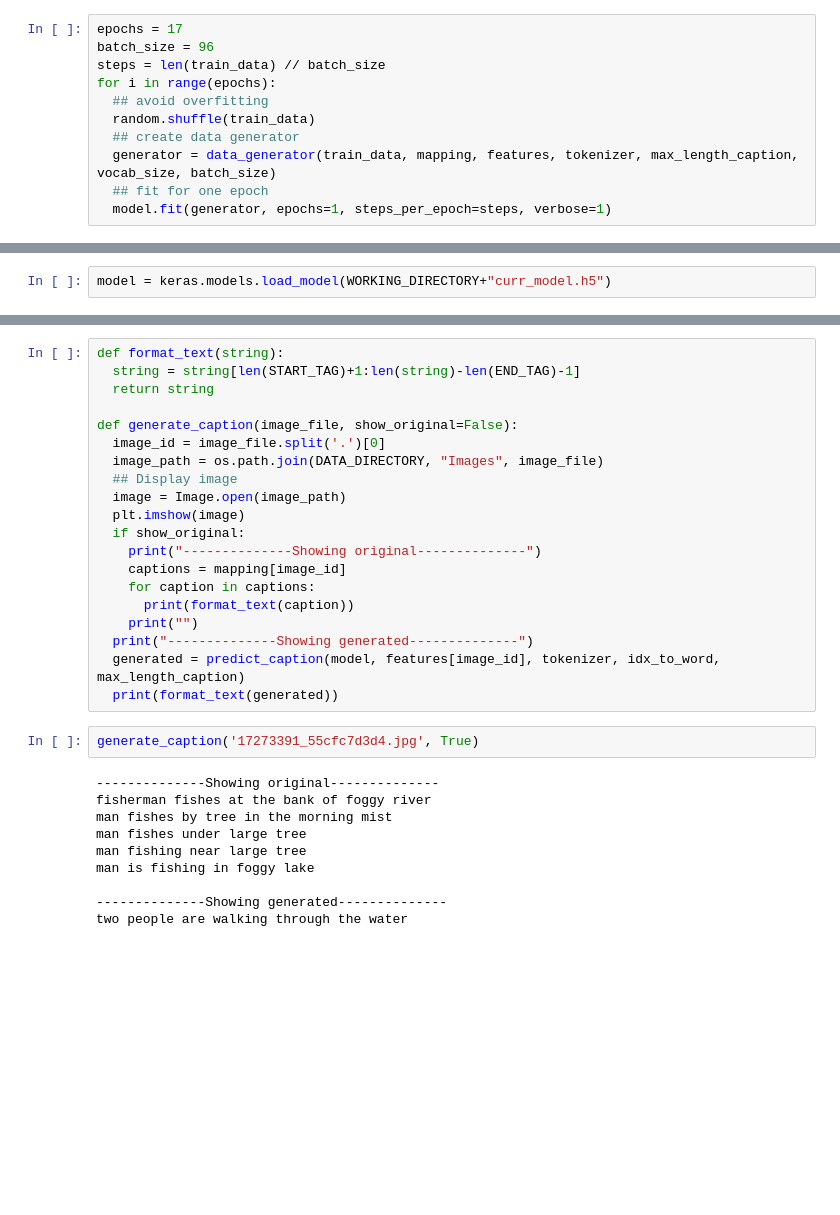
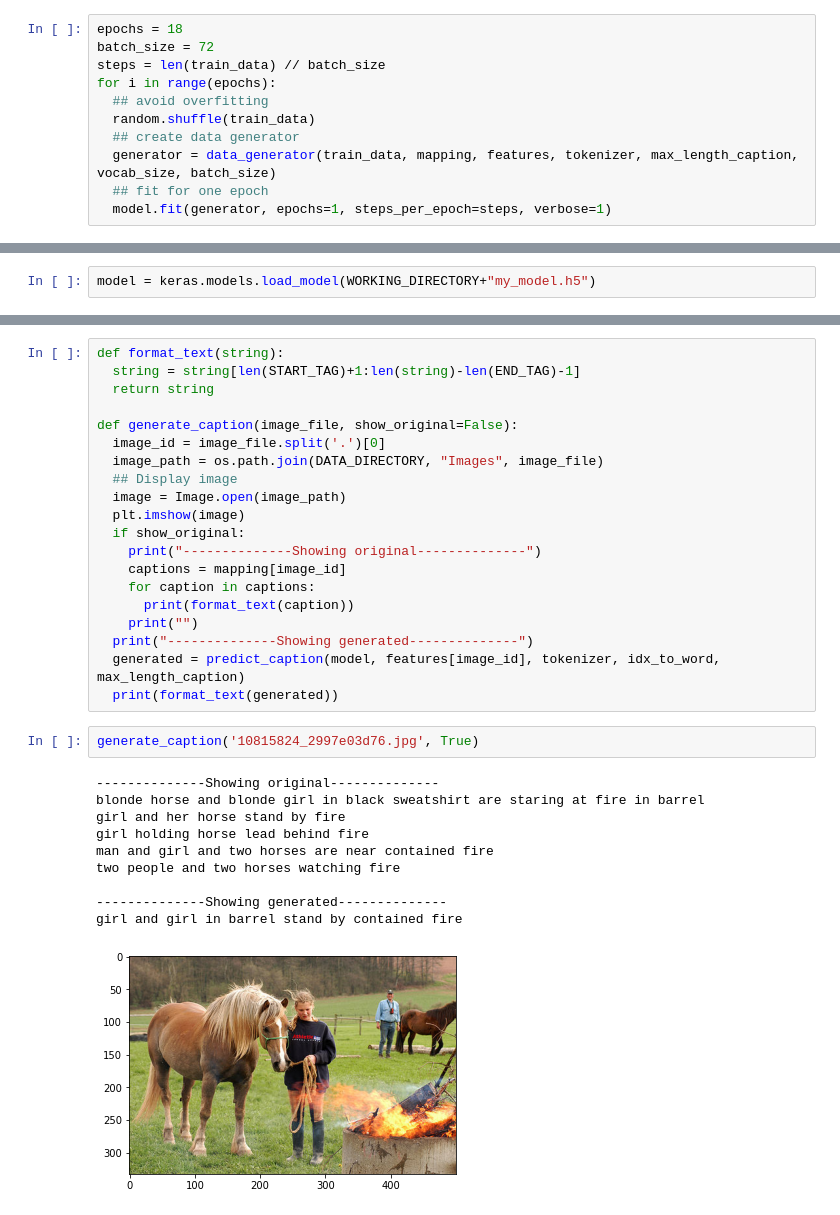
Before and after one commit to 4ndrelim/imageCaptionGenerator, a Jupyter notebook: generate.ipynb, the cells around one changed output, grey strips where cells are left out. Saved outputs shown, nothing was run; the diff lists cells and outputs as text; blank space fills up the shorter version.

Commit message:
Re-train model, tidy-up functions and rename saved model file

```diff
--- a/generate.ipynb
+++ b/generate.ipynb
@@ -233,8 +233,8 @@ plot_model(model, show_shapes=True)
 # %% [markdown]
 ## Train model
 # %%
-epochs = 17
-batch_size = 96
+epochs = 18
+batch_size = 72
 steps = len(train_data) // batch_size
 for i in range(epochs):
   ## avoid overfitting
@@ -268,4 +271,4 @@ model.save(WORKING_DIRECTORY+"curr_model.h5")
 # %%
-model = keras.models.load_model(WORKING_DIRECTORY+"curr_model.h5")
+model = keras.models.load_model(WORKING_DIRECTORY+"my_model.h5")
 # %% [markdown]
 ## Generate captions for image
@@ -352,14 +353,15 @@ def generate_caption(image_file, show_original=False):
   generated = predict_caption(model, features[image_id], tokenizer, idx_to_word, max_length_caption)
   print(format_text(generated))
 # %%
-generate_caption('17273391_55cfc7d3d4.jpg', True)
+generate_caption('10815824_2997e03d76.jpg', True)
 # %% [output]
 --------------Showing original--------------
-fisherman fishes at the bank of foggy river
-man fishes by tree in the morning mist
-man fishes under large tree
-man fishing near large tree
-man is fishing in foggy lake
+blonde horse and blonde girl in black sweatshirt are staring at fire in barrel
+girl and her horse stand by fire
+girl holding horse lead behind fire
+man and girl and two horses are near contained fire
+two people and two horses watching fire
 
 --------------Showing generated--------------
-two people are walking through the water
+girl and girl in barrel stand by contained fire
+[figure, added]
```
Also changed, not shown: parts of 8 cells of this notebook, 1 other file.
